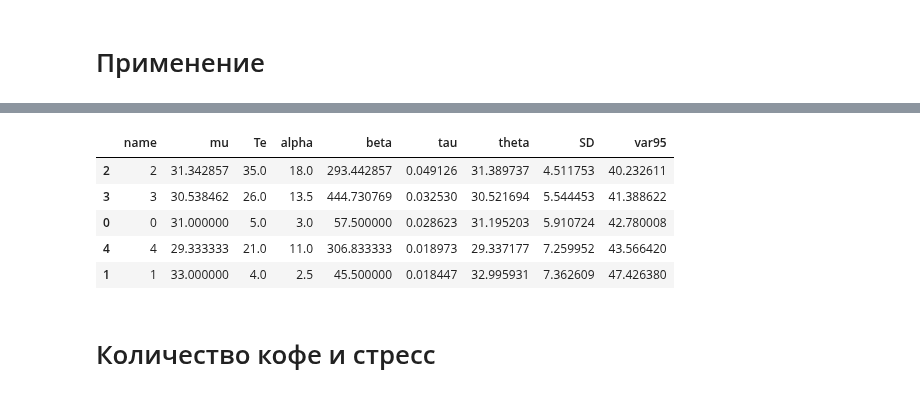
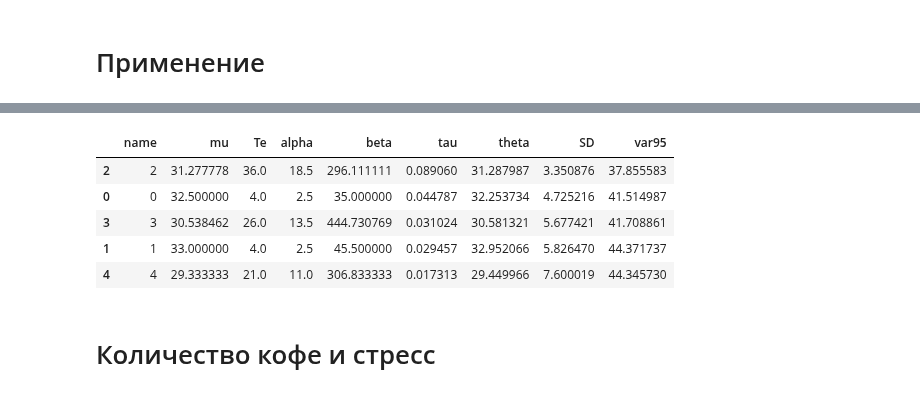
Before and after one commit to ksetdekov/trip_choice_optimizer, a Jupyter notebook: coffee-amount-optimization.ipynb, the cells around one changed output, grey strips where cells are left out. Cells and saved outputs as stored; diff of their text form; code cells hidden in the pictures.

```diff
--- a/coffee-amount-optimization.ipynb
+++ b/coffee-amount-optimization.ipynb
@@ -252,7 +252,8 @@ events = {
     datetime(2025, 3, 5): (3, 25),
     datetime(2025, 3, 6): (1, 30),
     datetime(2025, 3, 7): (1, 32),
-    datetime(2025, 3, 8): (4, 39)
+    datetime(2025, 3, 8): (4, 39),
+    datetime(2025, 3, 9): (2, 29)
 
 }
 
@@ -266,9 +267,9 @@ cups.process_events(events, days=91)
 |  | name | mu | Te | alpha | beta | tau | theta | SD | var95 |
-| 2 | 2 | 31.342857 | 35.0 | 18.0 | 293.442857 | 0.049126 | 31.389737 | 4.511753 | 40.232611 |
-| 3 | 3 | 30.538462 | 26.0 | 13.5 | 444.730769 | 0.032530 | 30.521694 | 5.544453 | 41.388622 |
-| 0 | 0 | 31.000000 | 5.0 | 3.0 | 57.500000 | 0.028623 | 31.195203 | 5.910724 | 42.780008 |
-| 4 | 4 | 29.333333 | 21.0 | 11.0 | 306.833333 | 0.018973 | 29.337177 | 7.259952 | 43.566420 |
-| 1 | 1 | 33.000000 | 4.0 | 2.5 | 45.500000 | 0.018447 | 32.995931 | 7.362609 | 47.426380 |
+| 2 | 2 | 31.277778 | 36.0 | 18.5 | 296.111111 | 0.089060 | 31.287987 | 3.350876 | 37.855583 |
+| 0 | 0 | 32.500000 | 4.0 | 2.5 | 35.000000 | 0.044787 | 32.253734 | 4.725216 | 41.514987 |
+| 3 | 3 | 30.538462 | 26.0 | 13.5 | 444.730769 | 0.031024 | 30.581321 | 5.677421 | 41.708861 |
+| 1 | 1 | 33.000000 | 4.0 | 2.5 | 45.500000 | 0.029457 | 32.952066 | 5.826470 | 44.371737 |
+| 4 | 4 | 29.333333 | 21.0 | 11.0 | 306.833333 | 0.017313 | 29.449966 | 7.600019 | 44.345730 |
 # %% [markdown]
 # Количество кофе и стресс
 # %%
```
Also changed, not shown: parts of 6 cells of this notebook.
